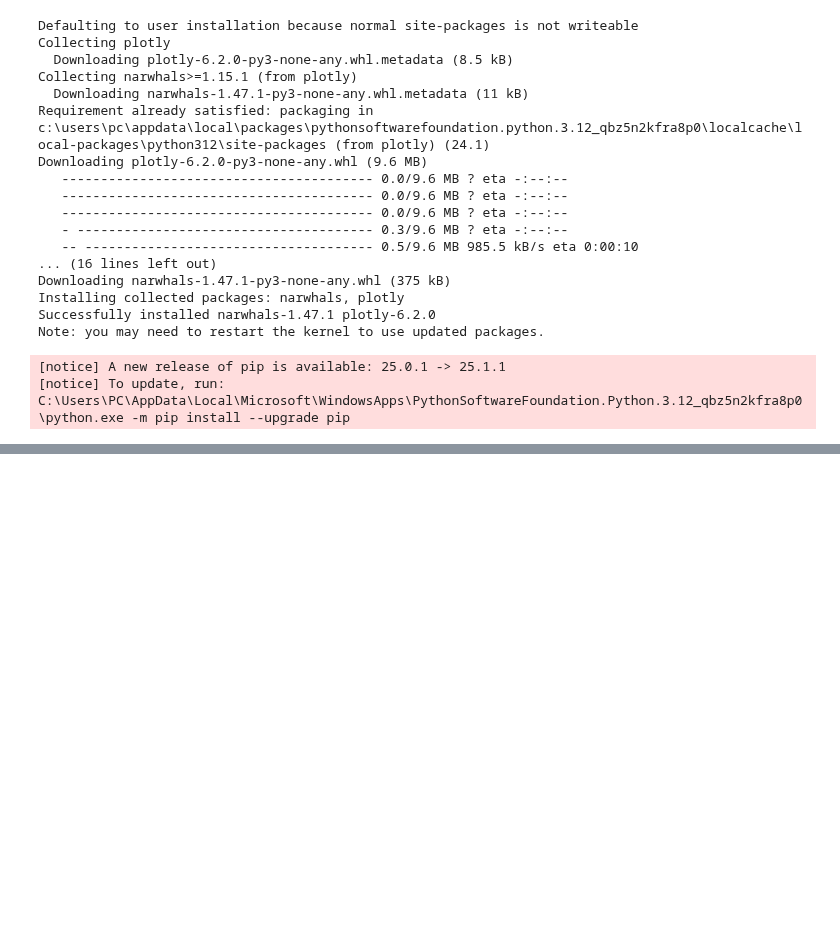
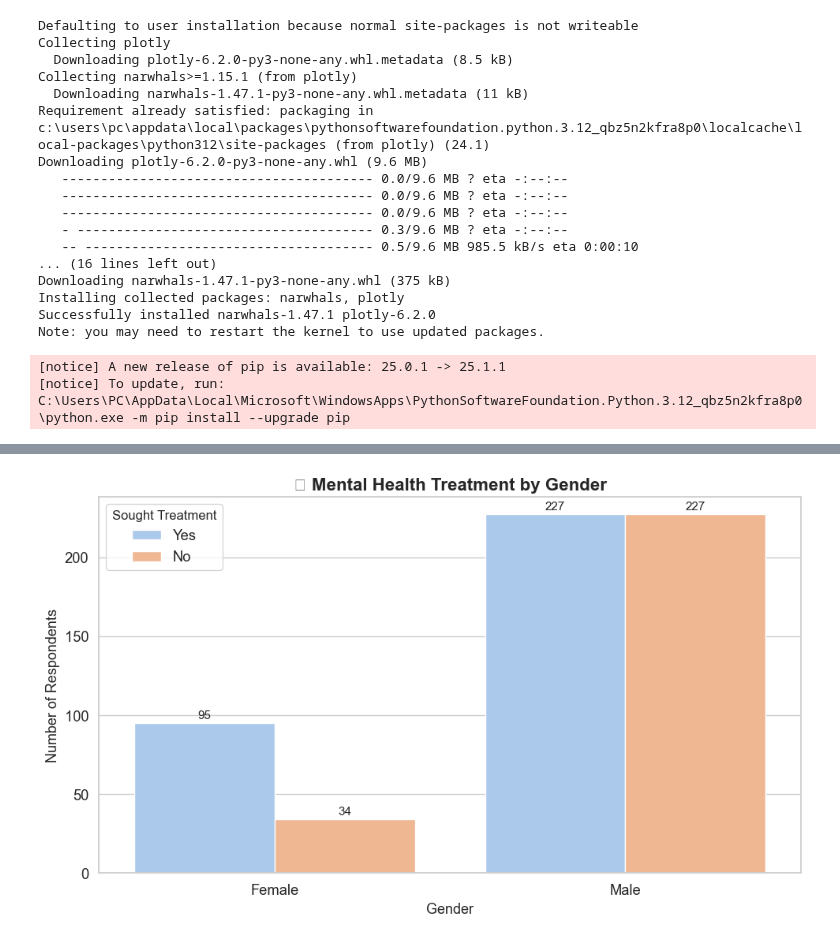
Before and after one commit to markchweya/DSA2040A_DataMining_Group1, a Jupyter notebook: DSA2040A_DataMining_Group1/notebooks/4_insights_dashboard.ipynb, the cells around one changed output, grey strips where cells are left out. Cells and saved outputs as stored; diff of their text form; code cells hidden in the pictures; blank space fills up the shorter version.

```diff
--- a/DSA2040A_DataMining_Group1/notebooks/4_insights_dashboard.ipynb
+++ b/DSA2040A_DataMining_Group1/notebooks/4_insights_dashboard.ipynb
@@ -33,0 +105,34 @@ ModuleNotFoundError: No module named 'plotly'
+# %%
+# Clean and order gender labels
+df_gender['Gender'] = df_gender['Gender'].str.capitalize()
+gender_order = ['Male', 'Female', 'Other']  # Adjust as needed
+
+# Set style
+sns.set(style="whitegrid", font_scale=1.2)
+plt.figure(figsize=(10, 6))
+
+# Plot
+ax = sns.countplot(
+    x='Gender',
+    hue='Treatment Status',
+    data=df_gender,
+    palette='pastel',
+    order=gender_order if set(gender_order).issubset(df_gender['Gender'].unique()) else None
+)
+
+# Title and labels
+plt.title('🧠 Mental Health Treatment by Gender', fontsize=16, weight='bold')
+plt.xlabel('Gender', fontsize=13)
+plt.ylabel('Number of Respondents', fontsize=13)
+plt.legend(title='Sought Treatment', title_fontsize=12)
+
+# Annotate bars with count
+for container in ax.containers:
+    ax.bar_label(container, fmt='%d', label_type='edge', fontsize=11, padding=2)
+
+# Adjust x-axis if labels are too long
+plt.xticks(rotation=0)
+plt.tight_layout()
+plt.show()
+# %% [output]
+[figure, added]
```
Also changed, not shown: parts of 11 cells of this notebook.
